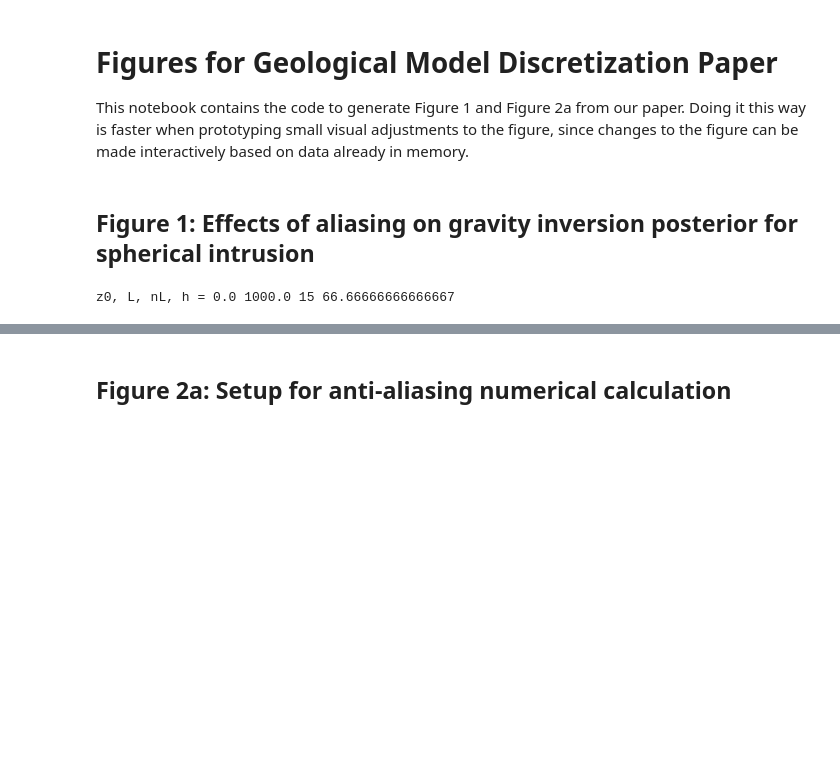
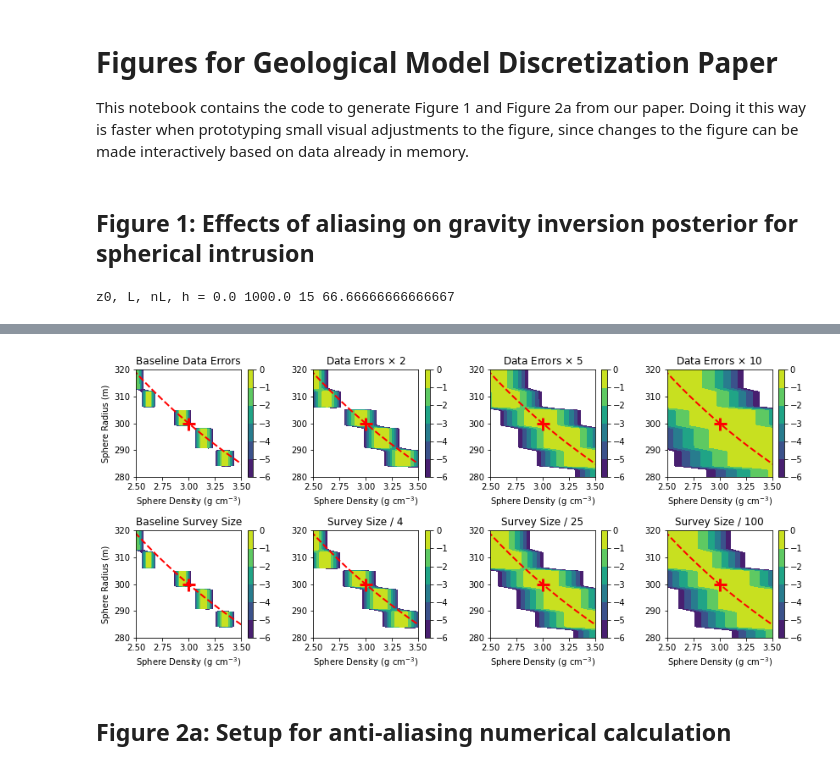
Before and after one commit to rscalzo/blockworlds, a Jupyter notebook: blockworlds/examples/gmd-2021-187/figures.ipynb, the cells around one changed output, grey strips where cells are left out. Cells and saved outputs as stored; diff of their text form; code cells hidden in the pictures; blank space fills up the shorter version.

```diff
--- a/blockworlds/examples/gmd-2021-187/figures.ipynb
+++ b/blockworlds/examples/gmd-2021-187/figures.ipynb
@@ -286,0 +315,71 @@ run_grid ran in 14.724 sec
+# %%
+# Plots of different model errors
+
+from blockworlds.gravity import survey_random_locations
+
+mysigrels = (1, 2, 5, 10)
+fig = plt.figure(figsize=(14,5.5))
+
+for i in range(4):  # loop over columns
+    mysigdata = 0.1 * mysigrels[i] * np.std(data0)
+    mydata = data0 + mysigdata*epsilon
+    model = GeoModel(history, fwdmodel, mydata, mysigdata)
+    history.deserialize([0.0, x0, y0, z0, R_0, rho_0])
+    model.h = 0.001*h
+    # Plot the posterior for a Gaussian likelihood
+    ax = plt.subplot(2, 4, i+1)
+    model.set_liketype('iiG')
+    vet_slice(model, 5, 4, 1.0, 40.0, 30)
+    rho_vals = np.linspace(rho_0-1.0, rho_0+1.0, 100)
+    R_vals = rho2R(rho_vals)
+    plt.plot(rho_vals, R_vals, ls='--', lw=2, color='red')
+    plt.plot(rho_0, R_0, marker='+', ms=15, mew=3, color='red')
+    plt.title("$\log_{10} P(\\theta|d)/P(\\theta_{{MAP}}|d)$")
+    plt.xlabel("Sphere Density (g cm$^{{-3}}$)")
+    if i == 0:
+        # y-axis plot
+        plt.ylabel("Sphere Radius (m)")
+        plt.title("Baseline Data Errors")
+    else:
+        plt.title("Data Errors $\\times$ {}".format(mysigrels[i]))
+
+for i in range(4):  # loop over columns
+    Nthin = mysigrels[i]
+    Nsurvey = int(20/Nthin)
+    if i == 3:
+        # A 4-point, parity-symmetric survey shows no gravity contrast,
+        # so randomize the survey points in this instance only
+        mysurvey = survey_random_locations(L, L, Nsurvey*Nsurvey, 0.0)
+    else:
+        mysurvey = survey_gridded_locations(L, L, Nsurvey, Nsurvey, 0.0)
+    mydata0 = analytic_forward_gravity_sphere(mysurvey, R_0, rho_0, r0=(x0, y0, z0))[2]
+    mysigdata = 0.1 * np.std(data0)
+    myepsilon = np.random.normal(size=data0.shape)
+    mydata = mydata0 + mysigdata*epsilon[::Nthin**2]
+    myfwdmodel = DiscreteGravity(mesh, mysurvey, history.event_list[0])
+    myfwdmodel.gfunc = history.event_list[0].rockprops
+    myfwdmodel.edgemask = profile_timer(myfwdmodel.calc_gravity, h)
+    myfwdmodel.gfunc = history.event_list[-1].rockprops
+    model = GeoModel(history, myfwdmodel, mydata, mysigdata)
+    history.deserialize([0.0, x0, y0, z0, R_0, rho_0])
+    model.h = 0.001*h
+    # Plot the posterior for a Gaussian likelihood
+    ax = plt.subplot(2, 4, i+5)
+    model.set_liketype('iiG')
+    vet_slice(model, 5, 4, 1.0, 40.0, 30)
+    rho_vals = np.linspace(rho_0-1.0, rho_0+1.0, 100)
+    R_vals = rho2R(rho_vals)
+    plt.plot(rho_vals, R_vals, ls='--', lw=2, color='red')
+    plt.plot(rho_0, R_0, marker='+', ms=15, mew=3, color='red')
+    plt.title("$\log_{10} P(\\theta|d)/P(\\theta_{{MAP}}|d)$")
+    plt.xlabel("Sphere Density (g cm$^{{-3}}$)")
+    if i == 0:
+        # y-axis plot
+        plt.ylabel("Sphere Radius (m)")
+        plt.title("Baseline Survey Size")
+    else:
+        plt.title("Survey Size / {}".format(mysigrels[i]**2))
+
+plt.subplots_adjust(hspace=0.5, bottom=0.1, top=0.9, wspace=0.35)
+plt.savefig("data_error.eps")
+# %% [output]
@@ -287,3 +398,4 @@ run_grid ran in 14.724 sec
+[figure, added]
 # %% [markdown]
 ## Figure 2a:  Setup for anti-aliasing numerical calculation
 # %%
```
Also changed, not shown: parts of 9 cells of this notebook.
